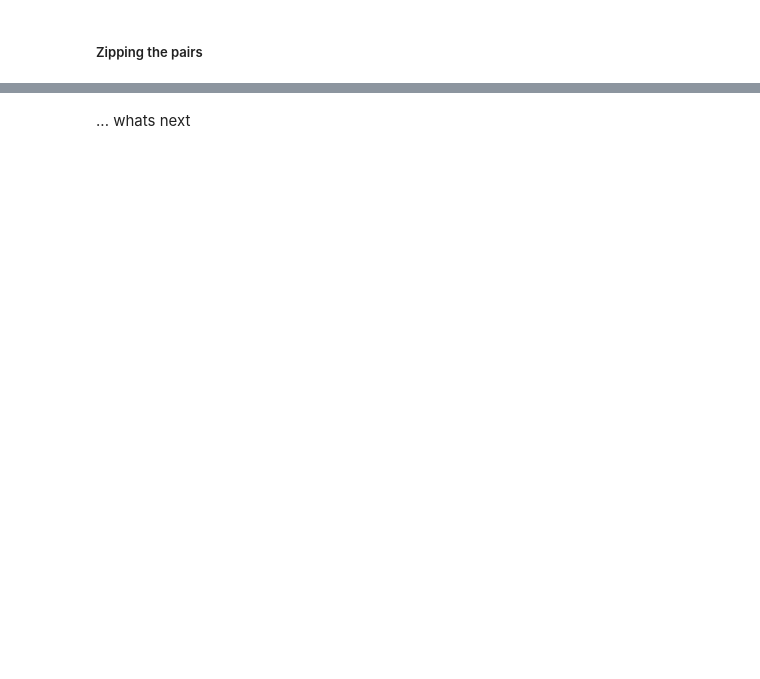
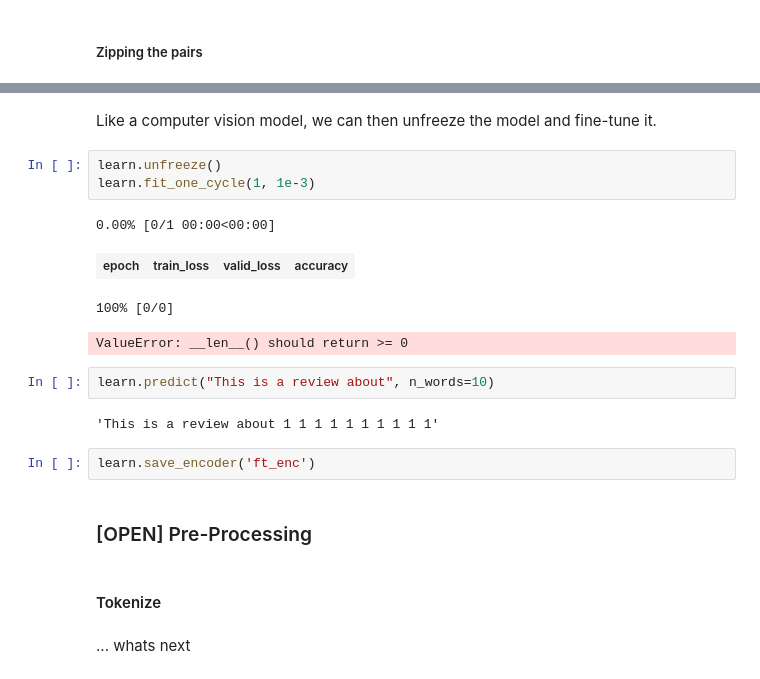
Before and after one commit to Benudek/ALP, a Jupyter notebook: Artificial Language Translation.ipynb, the cells around one changed output, grey strips where cells are left out. Drawn from its saved outputs; the diff is of its cells as text; blank space fills up the shorter version.

```diff
--- a/Artificial Language Translation.ipynb
+++ b/Artificial Language Translation.ipynb
@@ -641,2 +972,22 @@ pd.DataFrame(sql_tuples, columns=['sqllite','mongo'])
+# %% [markdown]
+Like a computer vision model, we can then unfreeze the model and fine-tune it.
+# %%
+learn.unfreeze()
+learn.fit_one_cycle(1, 1e-3)
+# %% [output]
+0.00% [0/1 00:00<00:00]
+| epoch | train_loss | valid_loss | accuracy |
+100% [0/0]
+ValueError: __len__() should return >= 0
+# %%
+learn.predict("This is a review about", n_words=10)
+# %% [output]
+'This is a review about 1 1 1 1 1 1 1 1 1 1'
+# %%
+learn.save_encoder('ft_enc')
+# %% [markdown]
+### [OPEN] Pre-Processing
+# %% [markdown]
+#### Tokenize
 # %% [markdown]
 ... whats next
```
Also changed, not shown: parts of 161 cells of this notebook.
